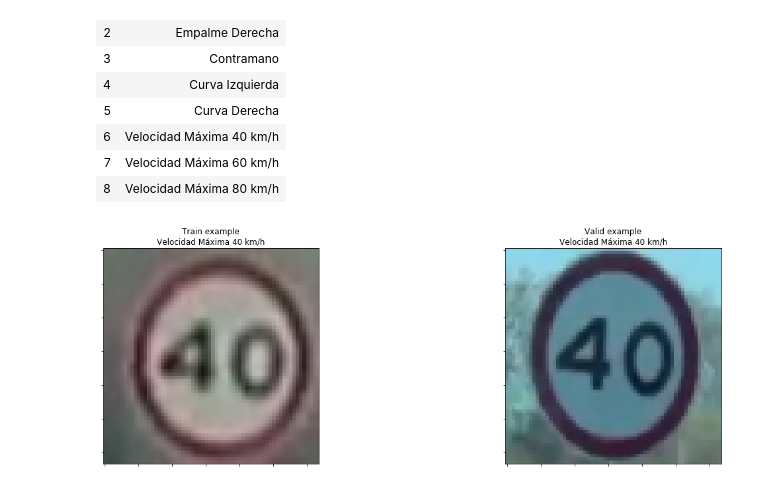
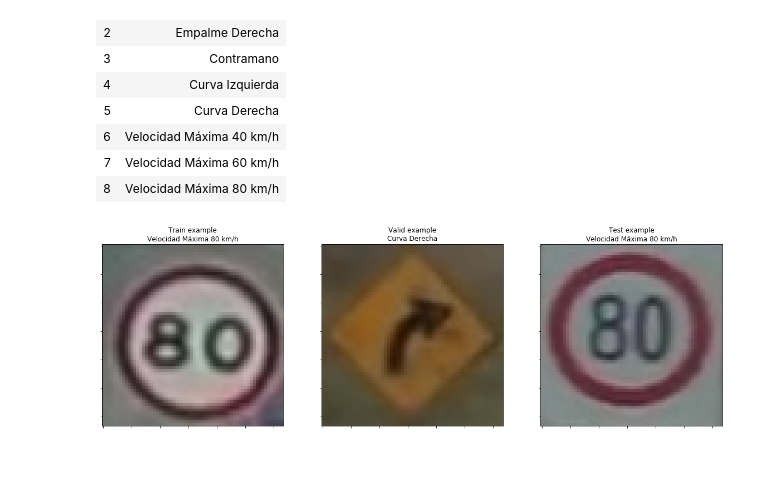
Before and after one commit to ariangilesgarcia/traffic-sign-classification, a Jupyter notebook: traffic-signs-argentina-dataset.ipynb, the cells around one changed output. Cells and saved outputs as stored; diff of their text form; code cells hidden in the pictures; blank space fills up the shorter version.

```diff
--- a/traffic-signs-argentina-dataset.ipynb
+++ b/traffic-signs-argentina-dataset.ipynb
@@ -15,12 +16,14 @@ from matplotlib import pyplot as plt
 plt.rcParams['figure.figsize'] = (20, 6)
 # %%
 # Dataset path
-dataset_path = '/home/arian/Documents/proyecto-integrador/data/crops/'
+dataset_train = '/home/arian/Documents/proyecto-integrador/data/crops-train/'
+dataset_test = '/home/arian/Documents/proyecto-integrador/data/crops-test/'
 
 # Pickle folder
 data_folder = './data/custom/'
 train_pickle_file = 'train.p'
 valid_pickle_file = 'valid.p'
+test_pickle_file = 'test.p'
 
 # Classes file
 classes_file = 'classes.csv'
@@ -64,24 +67,24 @@ render()
 | 7 | Velocidad Máxima 60 km/h |
 | 8 | Velocidad Máxima 80 km/h |
 # %%
-TEST_PERCENTAGE = 0.75
+VALID_PERCENTAGE = 0.75
 
-classes_folder = glob.glob(os.path.join(dataset_path, '*'))
+classes_folder = glob.glob(os.path.join(dataset_train, '*'))
 
 train_data = {'features': [], 'labels': []}
 valid_data = {'features': [], 'labels': []}
 
-for class_folder in classes_folder:
+for class_folder in tqdm_notebook(classes_folder):
     file_filter = '*.jpg'
     file_list = glob.glob(os.path.join(class_folder, file_filter))
 
     class_id = int(os.path.basename(class_folder).split('-')[0])
 
     image_count = len(file_list)
-    test_limit = int(TEST_PERCENTAGE*image_count)
+    valid_limit = int(VALID_PERCENTAGE*image_count)
 
     # Add to train_data
-    for image_path in file_list[:test_limit]:
+    for image_path in file_list[:valid_limit]:
         img = cv2.imread(image_path)
         img = cv2.resize(img, (IMG_SIZE, IMG_SIZE))
         img = img[...,::-1]
@@ -90,36 +93,61 @@ for class_folder in classes_folder:
         train_data['labels'].append(class_id)
 
     # Add to valid_data
-    for image_path in file_list[test_limit:]:
+    for image_path in file_list[valid_limit:]:
         img = cv2.imread(image_path)
         img = cv2.resize(img, (IMG_SIZE, IMG_SIZE))
         img = img[...,::-1]
 
         valid_data['features'].append(img)
         valid_data['labels'].append(class_id)
+# %%
+classes_folder = glob.glob(os.path.join(dataset_test, '*'))
+
+test_data = {'features': [], 'labels': []}
+
+for class_folder in tqdm_notebook(classes_folder):
+    file_filter = '*.jpg'
+    file_list = glob.glob(os.path.join(class_folder, file_filter))
+
+    class_id = int(os.path.basename(class_folder).split('-')[0])
+
+    # Add to test
+    for image_path in file_list:
+        img = cv2.imread(image_path)
+        img = cv2.resize(img, (IMG_SIZE, IMG_SIZE))
+        img = img[...,::-1]
+
+        test_data['features'].append(img)
+        test_data['labels'].append(class_id)
 # %%
 # Verify data
 fig = plt.figure()
 
-ax1 = fig.add_subplot(121)
-ax2 = fig.add_subplot(122)
+ax1 = fig.add_subplot(131)
+ax2 = fig.add_subplot(132)
+ax3 = fig.add_subplot(133)
 
 index = random.randrange(0, len(train_data['features']))
 ax1.imshow(train_data['features'][index])
 ax1.set_title('Train example\n' + classes[str(train_data['labels'][index])])
 ax1.set_yticklabels([])
 ax1.set_xticklabels([])
 
 index = random.randrange(0, len(valid_data['features']))
 ax2.imshow(valid_data['features'][index])
 ax2.set_title('Valid example\n' + classes[str(valid_data['labels'][index])])
 ax2.set_yticklabels([])
 ax2.set_xticklabels([])
 
+index = random.randrange(0, len(test_data['features']))
+ax3.imshow(test_data['features'][index])
+ax3.set_title('Test example\n' + classes[str(test_data['labels'][index])])
+ax3.set_yticklabels([])
+ax3.set_xticklabels([])
 
 plt.show()
 # %% [output]
-[figure, old version]
+[figure, new version]
 # %%
 # Transform list into numpy arrays
 train_data['features'] = np.array(train_data['features'])
```
Also changed, not shown: parts of 2 cells of this notebook, 3 other files.
